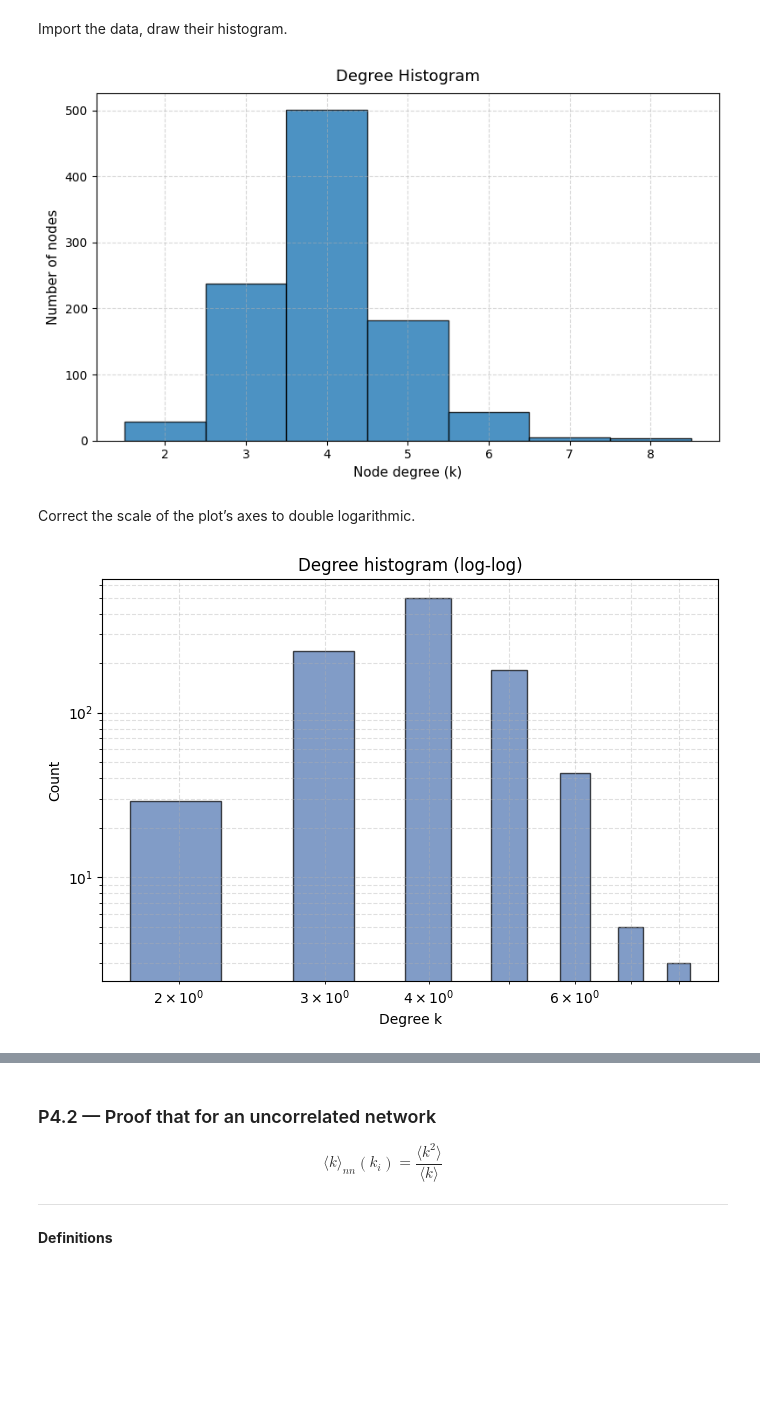
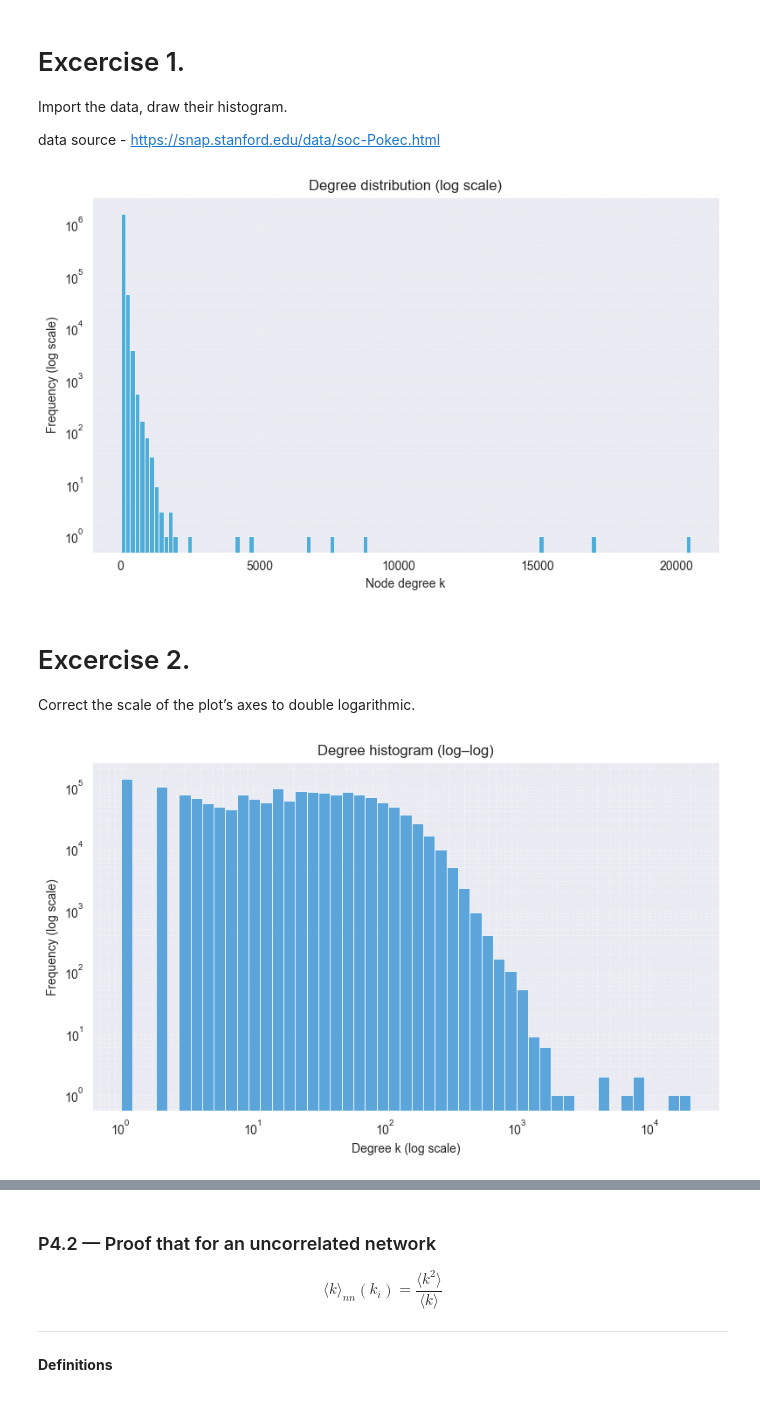
Before and after one commit to OganKuba/Social-Recomndation-Systems-Tasks, a Jupyter notebook: P4/E4.ipynb, the cells around one changed output, grey strips where cells are left out. Cells and saved outputs as stored; diff of their text form; code cells hidden in the pictures; blank space fills up the shorter version.

```diff
--- a/P4/E4.ipynb
+++ b/P4/E4.ipynb
@@ -1 +10,6 @@
+# %% [markdown]
+# Excercise 1.
+Import the data, draw their histogram.
+
+data source - https://snap.stanford.edu/data/soc-Pokec.html
 # %%
@@ -5,62 +37,64 @@ G = nx.read_edgelist("../P2/SW-1000-5-0d2-trial3.edges",
-# %% [markdown]
-Import the data, draw their histogram.
 # %%
-# Compute degree sequence of the network
-deg = np.array([d for _, d in G.degree()], dtype=int)
+degrees = list(degcount.values())
 
-# Define histogram bin edges centered around integer degree values
-edges = np.arange(deg.min(), deg.max() + 2) - 0.5
+def plot_degree_histogram_log(degrees, bins=120, title="Degree distribution (log scale)"):
+    plt.figure(figsize=(8, 5))
 
-# Count how many nodes have each degree value
-counts, edges = np.histogram(deg, bins=edges, density=False)
+    plt.hist(
+        degrees,
+        bins=bins,
+        log=True,
+        color="#3fa7d6",
+        edgecolor="white",
+        linewidth=0.6,
+        alpha=0.9
+    )
 
-# Compute the center point of each histogram bin
-centers = 0.5 * (edges[1:] + edges[:-1])
+    plt.xlabel("Node degree k")
+    plt.ylabel("Frequency (log scale)")
+    plt.title(title)
 
-
-def plot_degree_histogram(centers, counts, title="Degree Histogram"):
-    plt.figure(figsize=(8, 5))
-    plt.bar(centers, counts, width=1.0, color="#1f77b4", alpha=0.8, edgecolor="black")
-    plt.grid(True, which="both", linestyle="--", alpha=0.5)
-
-    plt.xlabel("Node degree (k)", fontsize=11)
-    plt.ylabel("Number of nodes", fontsize=11)
-    plt.title(title, fontsize=13, pad=10)
-
+    plt.grid(True, which="both", linestyle="--", linewidth=0.4, alpha=0.4)
     plt.tight_layout()
     plt.show()
 
-plot_degree_histogram(centers, counts)
+
+plot_degree_histogram_log(degrees)
 # %% [output]
-[figure, old version]
+[figure, new version]
 # %% [markdown]
+# Excercise 2.
 Correct the scale of the plot’s axes to double logarithmic.
 # %%
-def plot_degree_bar_loglog(centers, counts, title="Degree histogram (log-log)"):
+def plot_degree_histogram_loglog(degrees, bins=50, title="Degree histogram (log–log)"):
 
-    # delete zeros because log0 not exist
-    valid = (centers > 0) & (counts > 0)
-    centers = centers[valid]
-    counts = counts[valid]
+    max_degree = max(degrees)
+    bins = np.logspace(np.log10(1), np.log10(max_degree), num=bins)
 
-    plt.figure(figsize=(7, 5))
+    plt.figure(figsize=(8, 5))
 
-    plt.bar(centers, counts, width=0.5,
-            color="#4c72b0", alpha=0.7, edgecolor="black")
+    plt.hist(
+        degrees,
+        bins=bins,
+        color="#4c9ed9",
+        edgecolor="white",
+        linewidth=0.6,
+        alpha=0.9
+    )
 
     plt.xscale("log")
     plt.yscale("log")
 
-    plt.xlabel("Degree k")
-    plt.ylabel("Count")
+    plt.xlabel("Degree k (log scale)")
+    plt.ylabel("Frequency (log scale)")
     plt.title(title)
 
-    plt.grid(True, which="both", linestyle="--", alpha=0.4)
+    plt.grid(True, which="both", linestyle="--", alpha=0.35)
     plt.tight_layout()
     plt.show()
 
 
-plot_degree_bar_loglog(centers, counts)
+plot_degree_histogram_loglog(degrees)
 # %% [output]
-[figure, old version]
+[figure, new version]
 # %% [markdown]
```
Also changed, not shown: parts of 28 cells of this notebook, 6 other files.
